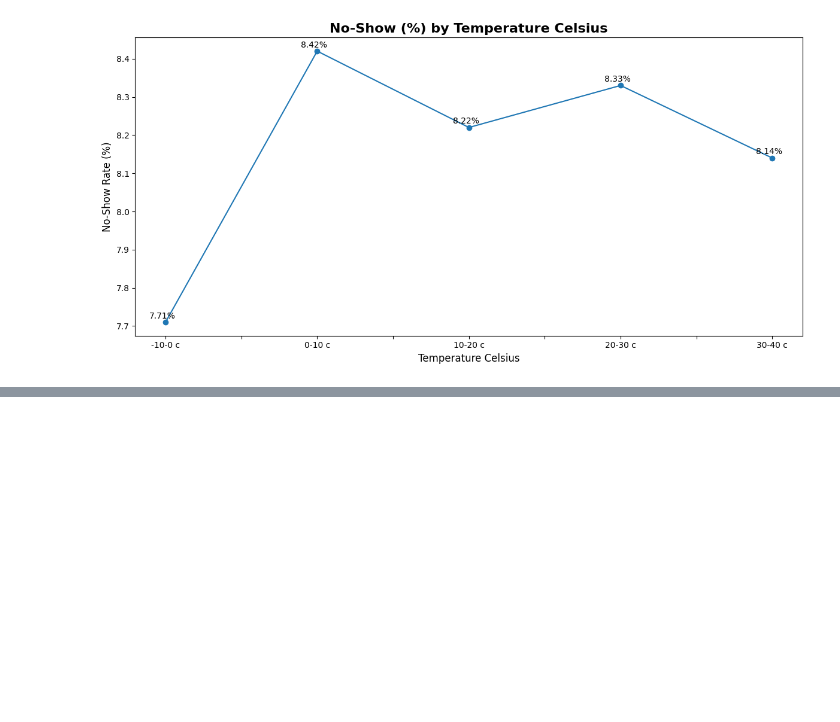
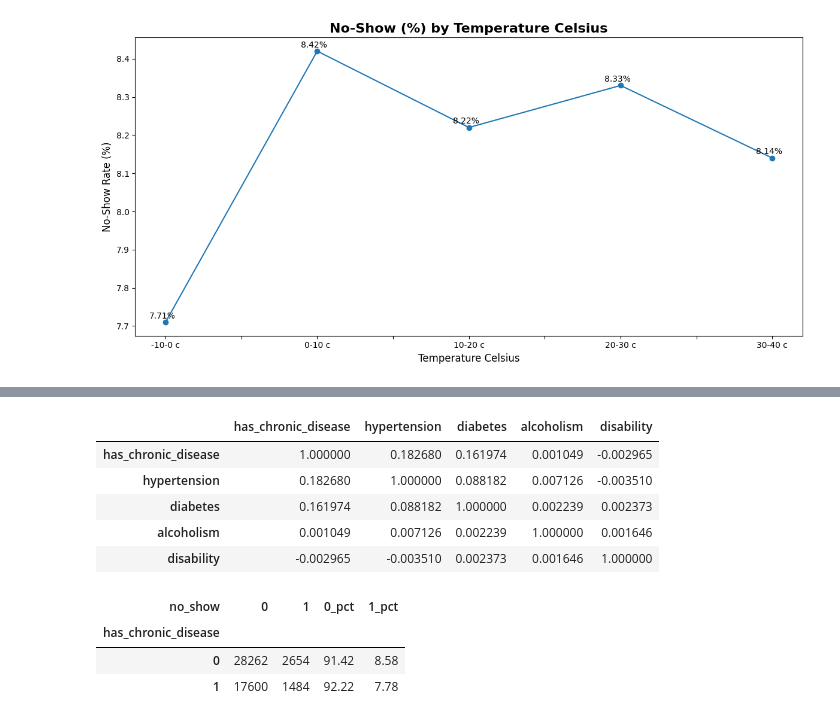
Before and after one commit to akashcstech/Health_Care_No_Show_Data_Analysis, a Jupyter notebook: Data_clean.ipynb, the cells around one changed output, grey strips where cells are left out. Drawn from its saved outputs; the diff is of its cells as text; code cells hidden in the pictures; blank space fills up the shorter version.

```diff
--- a/Data_clean.ipynb
+++ b/Data_clean.ipynb
@@ -1847,0 +1873,22 @@ plt.show()
+# %%
+mdf_rel = mdf.select_dtypes(include='number')
+mdf_rel.corr()
+# variables have virtually no linear relationship with no-show behavior.
+# %% [output]
+|  | has_chronic_disease | hypertension | diabetes | alcoholism | disability |
+| has_chronic_disease | 1.000000 | 0.182680 | 0.161974 | 0.001049 | -0.002965 |
+| hypertension | 0.182680 | 1.000000 | 0.088182 | 0.007126 | -0.003510 |
+| diabetes | 0.161974 | 0.088182 | 1.000000 | 0.002239 | 0.002373 |
+| alcoholism | 0.001049 | 0.007126 | 0.002239 | 1.000000 | 0.001646 |
+| disability | -0.002965 | -0.003510 | 0.002373 | 0.001646 | 1.000000 |
+# %%
+# has_chronic_disease_vs_no_show
+hcdns = pd.crosstab(mdf['has_chronic_disease'], pdf['no_show'])
+hcdnss = pd.crosstab(mdf['has_chronic_disease'], pdf['no_show'], normalize='index') * 100
+hcdns[['0_pct','1_pct']] = hcdnss.round(2)
+hcdns
+# %% [output]
+| no_show | 0 | 1 | 0_pct | 1_pct |
+| has_chronic_disease |  |  |  |  |
+| 0 | 28262 | 2654 | 91.42 | 8.58 |
+| 1 | 17600 | 1484 | 92.22 | 7.78 |
```
Also changed, not shown: parts of 3 cells of this notebook.
